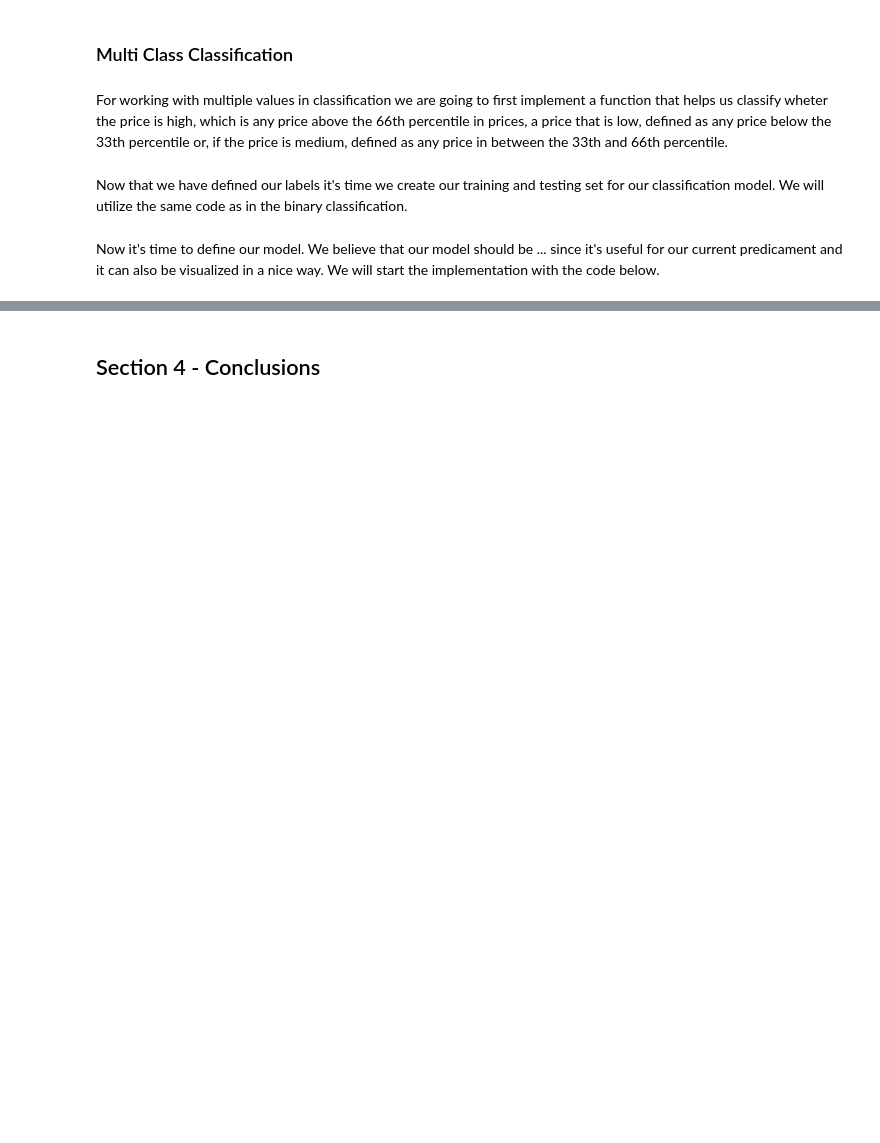
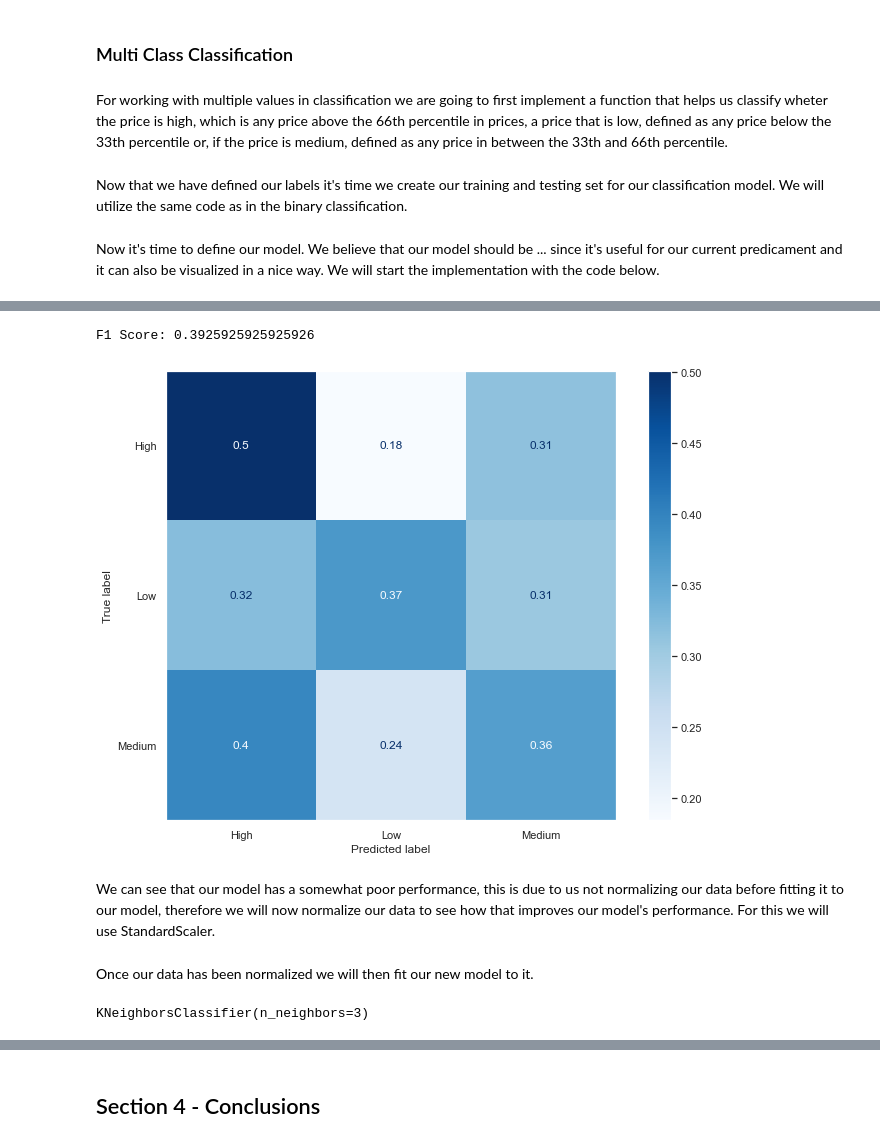
Before and after one commit to WizenPainter/airbnb_analysis_42577, a Jupyter notebook: Jaime.ipynb, the cells around one changed output, grey strips where cells are left out. Saved outputs shown, nothing was run; the diff lists cells and outputs as text; code cells hidden in the pictures; blank space fills up the shorter version.

Commit message:
Finished implementation of multi-classification model KNN

```diff
--- a/Jaime.ipynb
+++ b/Jaime.ipynb
@@ -445,3 +470,10 @@ data_X = pd.concat([data_multi, pd.get_dummies(data_multi['room_type'])],1)
 X = data_X.drop(['price_label', 'name', 'room_type','host_name', 'id', 'host_id', 'neighbourhood', 'last_review', 'price'], axis=1)
 # %% [markdown]
 Now it's time to define our model. We believe that our model should be ... since it's useful for our current predicament and it can also be visualized in a nice way. We will start the implementation with the code below.
+# %%
+X_train, X_test, y_train, y_test = train_test_split(X, y.astype('str'), test_size=0.3, random_state=42)
+# %%
+from sklearn.neighbors import KNeighborsClassifier
+
+model = KNeighborsClassifier(n_neighbors=3)
+model.fit(X_train, y_train)
@@ -447,0 +504,18 @@ Now it's time to define our model. We believe that our model should be ... since
+# %%
+from sklearn.metrics import confusion_matrix, recall_score, accuracy_score, precision_score
+
+precision = precision_score(y_test, y_pred, average=None, labels=['High','Medium','Low'])[1]
+recall = recall_score(y_test, y_pred, average=None, labels=['High','Medium','Low'])[1]
+f1 = 2 * precision * recall / (precision + recall)
+print(f'F1 Score: {f1}')
+# %% [output]
+F1 Score: 0.3925925925925926
+# %%
+from sklearn.metrics import plot_confusion_matrix
+
+plot_confusion_matrix(model, X_test, y_test, cmap=plt.cm.Blues, normalize='true')
+plt.grid(False)
+# %% [output]
+[figure, added]
+# %% [markdown]
+We can see that our model has a somewhat poor performance, this is due to us not normalizing our data before fitting it to our model, therefore we will now normalize our data to see how that improves our model's performance. For this we will use StandardScaler.
@@ -447,0 +532,7 @@ Now it's time to define our model. We believe that our model should be ... since
+# %% [markdown]
+Once our data has been normalized we will then fit our new model to it.
+# %%
+model = KNeighborsClassifier(n_neighbors=3)
+model.fit(X_train, y_train)
+# %% [output]
+KNeighborsClassifier(n_neighbors=3)
```
Also changed, not shown: parts of 18 cells of this notebook, 1 other file.
